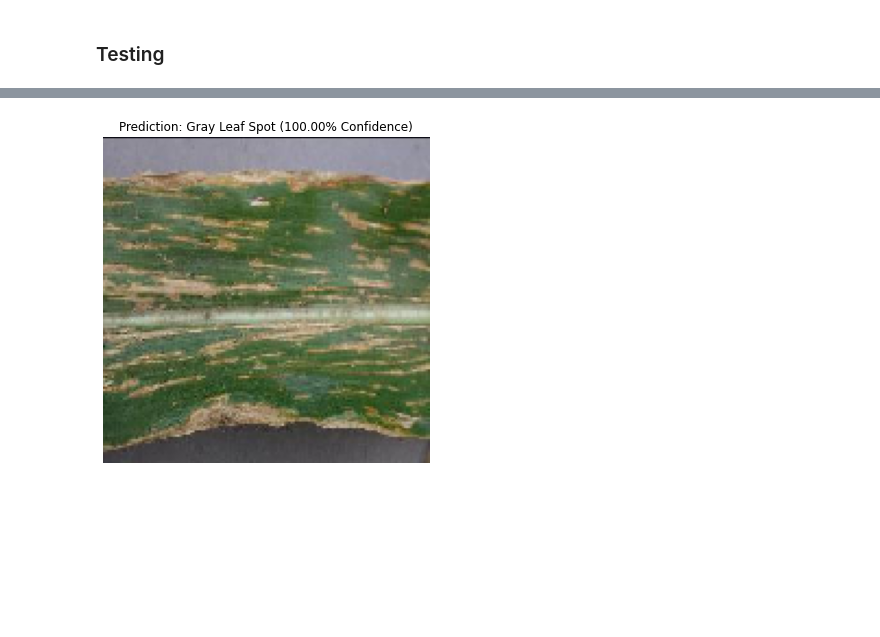
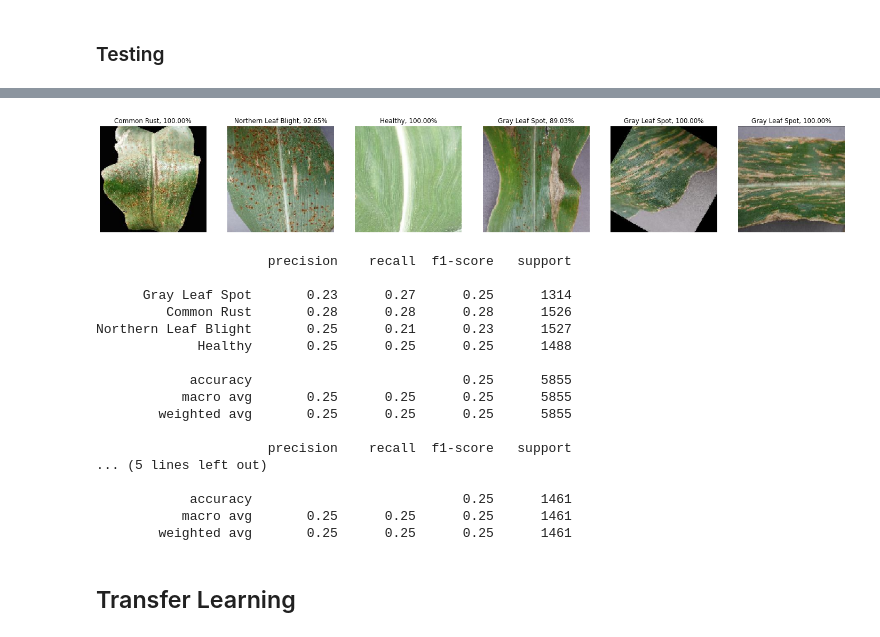
Before and after one commit to Penzragon/Plant-Diseases-Detection, a Jupyter notebook: plant_script.ipynb, the cells around one changed output, grey strips where cells are left out. Saved outputs shown, nothing was run; the diff lists cells and outputs as text; code cells hidden in the pictures; blank space fills up the shorter version.

```diff
--- a/plant_script.ipynb
+++ b/plant_script.ipynb
@@ -132,11 +132,8 @@ plt.show()
 # %% [markdown]
 ### Testing
 # %%
-plt.figure(figsize=(25, 6))
-img1 = tf.keras.preprocessing.image.load_img('RS_Rust 1585.JPG', target_size=(150, 150))
-img1 = tf.keras.preprocessing.image.img_to_array(img1) / 255
-pred = model.predict(np.expand_dims(img1, axis=0))
-plt.imshow(img1)
-plt.axis('off')
-plt.title(f"Prediction: {class_name[np.argmax(pred)]} ({np.max(pred) * 100:.2f}% Confidence)")
-plt.show()
+def load_prep(path):
+    img = tf.keras.preprocessing.image.load_img(path, target_size=(150, 150))
+    img = tf.keras.preprocessing.image.img_to_array(img) / 255
+    pred = model.predict(np.expand_dims(img, axis=0))
+    return img, pred
@@ -189,11 +140,17 @@ plt.show()
-# %%
-plt.figure(figsize=(25, 6))
-img1 = tf.keras.preprocessing.image.load_img('grey2.JPG', target_size=(150, 150))
-img1 = tf.keras.preprocessing.image.img_to_array(img1) / 255
-pred = model.predict(np.expand_dims(img1, axis=0))
-plt.imshow(img1)
-plt.axis('off')
-plt.title(f"Prediction: {class_name[np.argmax(pred)]} ({np.max(pred) * 100:.2f}% Confidence)")
-plt.show()
-# %% [output]
-[figure, removed]
+# %%
+imgs = [load_prep('RS_Rust 1585.JPG'),
+        load_prep('0e0ed08d-3021-49a7-9098-7c90afeb2fd5___RS_GLSp 4346.JPG'),
+        load_prep('0f735e65-a30d-47b3-bf2f-d857a8e5a7d7___R.S_HL 8042 copy 2_flipLR.jpg'),
+        load_prep('1f36d729-d193-4824-a159-a6085f2b7159___RS_NLB 3741.JPG'),
+        load_prep('grey.JPG'),
+        load_prep('grey2.JPG')]
+# %%
+plt.figure(figsize=(25, 6))
+for i in range(len(imgs)):
+    plt.subplot(1, 6, i+1)
+    plt.imshow(imgs[i][0])
+    plt.title(f"{class_name[np.argmax(imgs[i][1][0])]}, {imgs[i][1][0][np.argmax(imgs[i][1][0])]*100:.2f}%")
+    plt.axis('off')
+plt.show()
+# %% [output]
+[figure, added]
@@ -199,0 +159,23 @@ plt.show()
+# %%
+print(classification_report(train_data.classes, np.argmax(model.predict(train_data), axis=1), target_names=class_name))
+print(classification_report(valid_data.classes, np.argmax(model.predict(valid_data), axis=1), target_names=class_name))
+# %% [output]
+                      precision    recall  f1-score   support
+
+      Gray Leaf Spot       0.23      0.27      0.25      1314
+         Common Rust       0.28      0.28      0.28      1526
+Northern Leaf Blight       0.25      0.21      0.23      1527
+             Healthy       0.25      0.25      0.25      1488
+
+            accuracy                           0.25      5855
+           macro avg       0.25      0.25      0.25      5855
+        weighted avg       0.25      0.25      0.25      5855
+
+                      precision    recall  f1-score   support
+... (5 lines left out)
+
+            accuracy                           0.25      1461
+           macro avg       0.25      0.25      0.25      1461
+        weighted avg       0.25      0.25      0.25      1461
+# %% [markdown]
+## Transfer Learning
```
Also changed, not shown: parts of 14 cells of this notebook.
